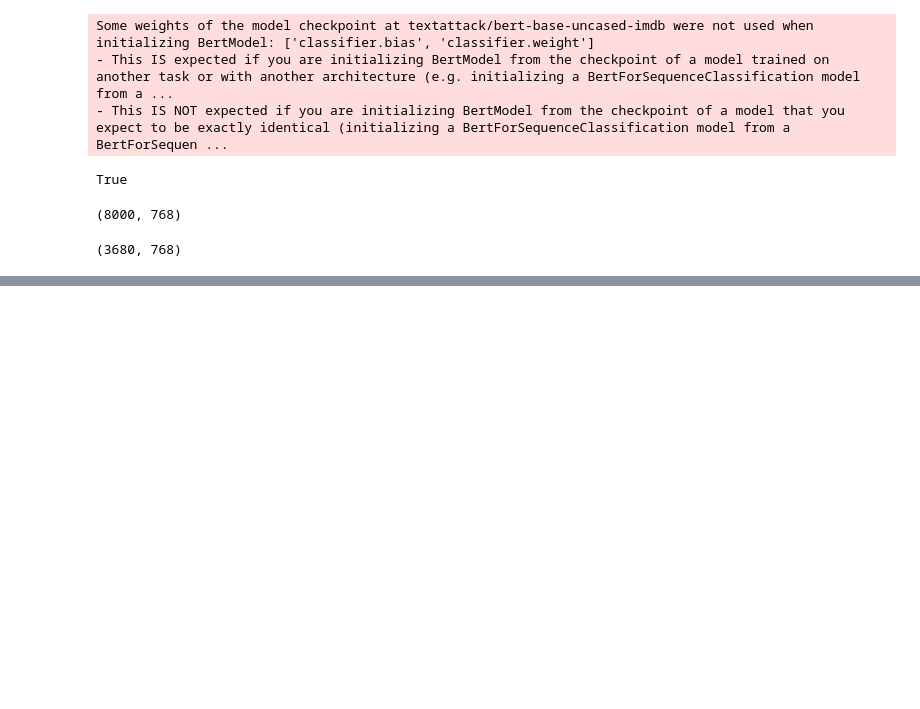
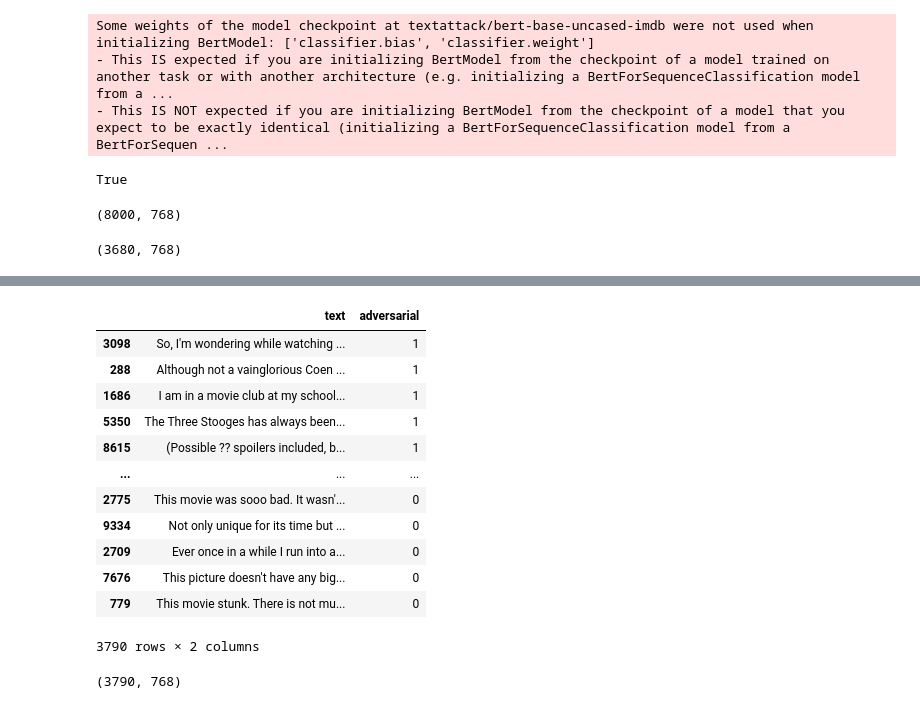
Before and after one commit to VincentNg5/NLP_project, a Jupyter notebook: imdb_bert_embeddings.ipynb, the cells around one changed output, grey strips where cells are left out. Drawn from its saved outputs; the diff is of its cells as text; code cells hidden in the pictures; blank space fills up the shorter version.

```diff
--- a/imdb_bert_embeddings.ipynb
+++ b/imdb_bert_embeddings.ipynb
@@ -98,0 +109,22 @@ test_matrix.shape
+# %%
+df_test_roberta = pd.read_pickle("pickle/imdb_roberta_test_pwws.pickle")
+df_test_roberta
+# %% [output]
+|  | text | adversarial |
+| 3098 | So, I'm wondering while watching ... | 1 |
+| 288 | Although not a vainglorious Coen ... | 1 |
+| 1686 | I am in a movie club at my school... | 1 |
+| 5350 | The Three Stooges has always been... | 1 |
+| 8615 | (Possible ?? spoilers included, b... | 1 |
+| ... | ... | ... |
+| 2775 | This movie was sooo bad. It wasn'... | 0 |
+| 9334 | Not only unique for its time but ... | 0 |
+| 2709 | Ever once in a while I run into a... | 0 |
+| 7676 | This picture doesn't have any big... | 0 |
+| 779 | This movie stunk. There is not mu... | 0 |
+3790 rows × 2 columns
+# %%
+test_matrix_roberta = get_embeddings(df_test_roberta['text'], model.cuda(), tokenizer, device)
+test_matrix_roberta.shape
+# %% [output]
+(3790, 768)
```
Also changed, not shown: parts of 1 cell of this notebook.
